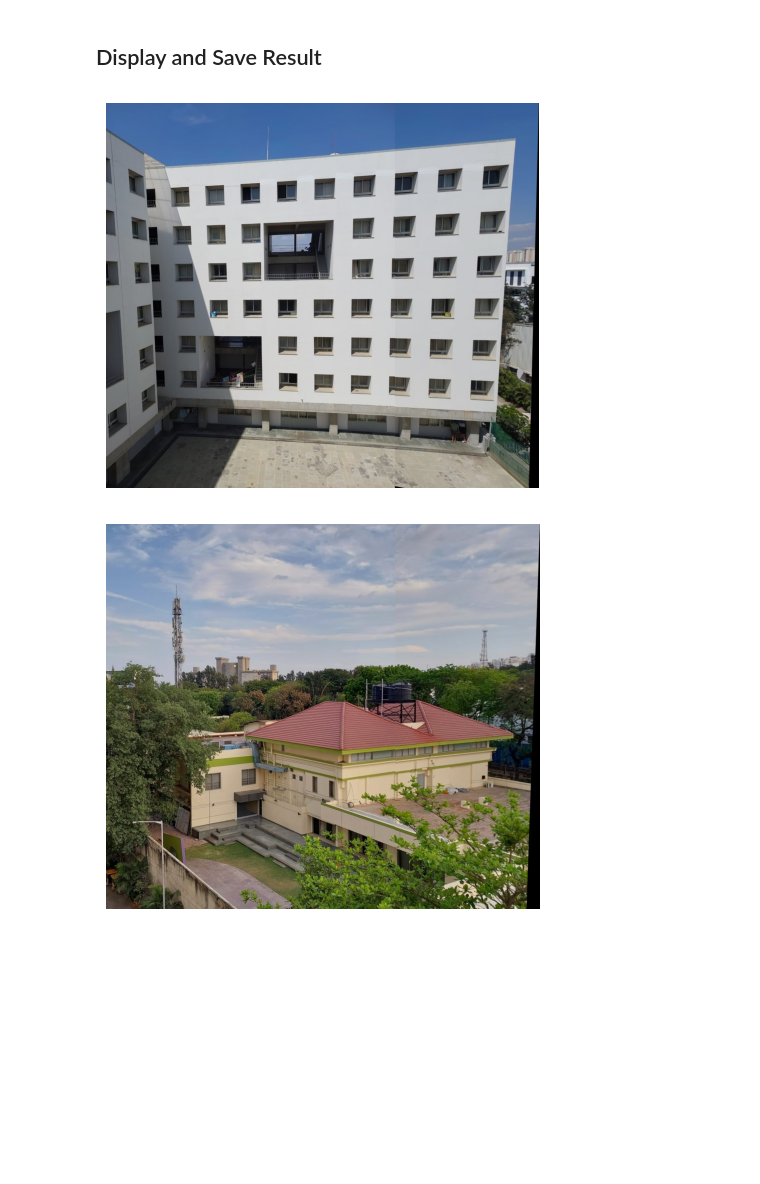
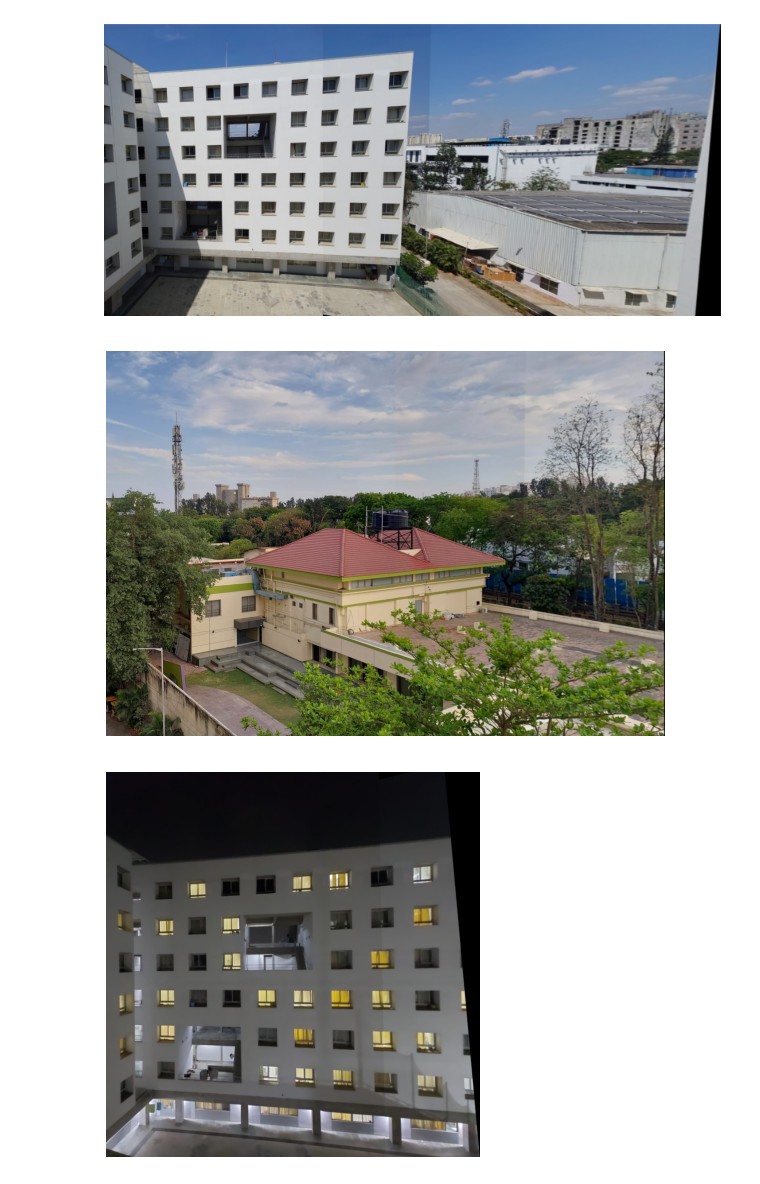
Before and after one commit to Owais-Md/VR_Assignment1_Owais_IMT2022102, a Jupyter notebook: image_stitching.ipynb, the cells around one changed output. Drawn from its saved outputs; the diff is of its cells as text; code cells hidden in the pictures; blank space fills up the shorter version.

Commit message:
fixed image stitching

```diff
--- a/image_stitching.ipynb
+++ b/image_stitching.ipynb
@@ -47,0 +5,8 @@ def compute_homographies(keypoints_list, matches_list):
+# %%
+def load_image(path):
+    image = cv2.imread(path)
+    if image is None:
+        raise FileNotFoundError(f"No image found at: {path}")
+    gray_image = cv2.cvtColor(image, cv2.COLOR_BGR2GRAY)
+    rgb_image = cv2.cvtColor(image, cv2.COLOR_BGR2RGB)
+    return gray_image, rgb_image
@@ -66,2 +58,0 @@ def stitch_images(images, homographies):
-# %% [markdown]
-## Display and Save Result
@@ -85,10 +59,48 @@ def stitch_images_from_paths(image_paths, output_path):
+# %%
+
+def stitch_multiple_images(image_paths, output_path):
+    images_rgb = []
+    images_gray = []
+    keypoints = []
+    descriptors = []
+
+    # Load images and extract features
+    for path in image_paths:
+        gray, rgb = load_image(path)  # Ensure this function properly loads images
+        images_rgb.append(rgb)
+        images_gray.append(gray)
+        kp, des = extract_sift_features(gray)  # Ensure this function extracts SIFT features
+        keypoints.append(kp)
+        descriptors.append(des)
+
+    # Start with the last image and stitch backward
+    stitched_img = images_rgb[-1]
+
+    for i in range(len(images_rgb) - 2, -1, -1):
+        matches = match_keypoints(keypoints[i], descriptors[i], keypoints[i + 1], descriptors[i + 1])  # Ensure this function works
+        stitched_img = stitch_images(images_rgb[i], stitched_img, matches)
+
+    # Auto crop the black/white border
+    stitched_img = crop_black_borders(stitched_img)
+
+    # Save and display the final stitched image
+    cv2.imwrite(output_path, cv2.cvtColor(stitched_img, cv2.COLOR_RGB2BGR))
+    plt.figure(figsize=(10, 5))
+    plt.imshow(stitched_img)
+    plt.axis('off')
+    plt.show()
 # %%
-input_1 = ["images/left_1.jpg", "images/center_1.jpg", "images/right_1.jpg"]
-stitch_images_from_paths(input_1, "outputs/panorama_1.jpg")
+image_paths = ['images/left_1.jpg', 'images/center_1.jpg', 'images/right_1.jpg']
+stitch_multiple_images(image_paths, 'outputs/1.jpg')
 # %% [output]
-[figure, old version]
+[figure, new version]
 # %%
-input_2 = ["images/left_2.jpg", "images/center_2.jpg", "images/right_2.jpg"]
-stitch_images_from_paths(input_2, "outputs/panorama_2.jpg")
+image_paths = ['images/left_2.jpg', 'images/center_2.jpg', 'images/right_2.jpg']
+stitch_multiple_images(image_paths, 'outputs/2.jpg')
 # %% [output]
-[figure, old version]
+[figure, new version]
+# %%
+image_paths = ['images/left_3.jpg', 'images/center_3.jpg', 'images/right_3.jpg']
+stitch_multiple_images(image_paths, 'outputs/3.jpg')
+# %% [output]
+[figure, added]
```
Also changed, not shown: parts of 17 cells of this notebook, 10 other files.
